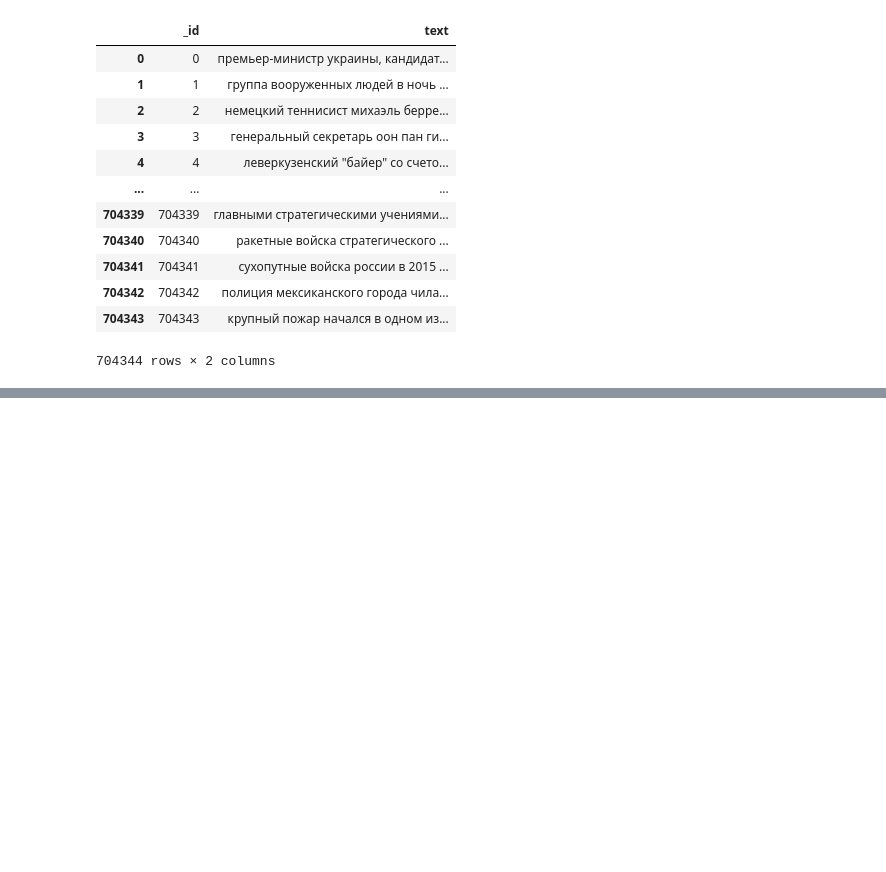
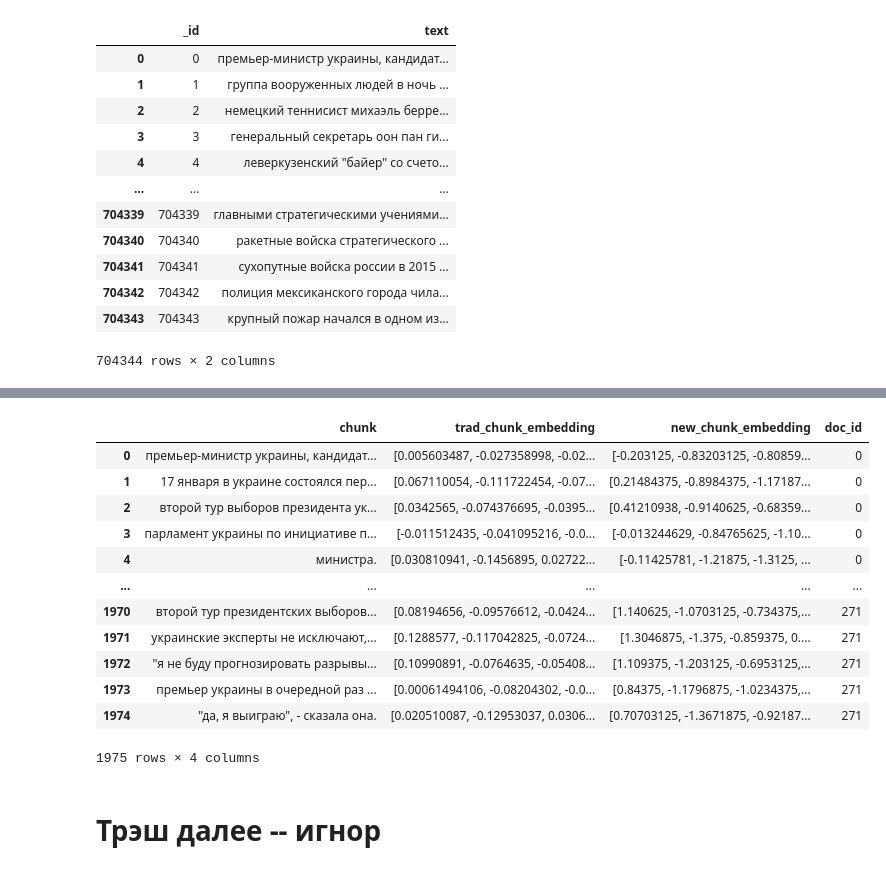
Before and after one commit to NikolaySus/late-chunking-ru, a Jupyter notebook: examples.ipynb, the cells around one changed output, grey strips where cells are left out. Saved outputs shown, nothing was run; the diff lists cells and outputs as text; code cells hidden in the pictures; blank space fills up the shorter version.

```diff
--- a/examples.ipynb
+++ b/examples.ipynb
@@ -111,3 +195,27 @@ def do_ch_emb(calc_chunk):
+# %%
+unpickled_chunks0 = pd.read_pickle(basePath + "\\ai-forever-ria-news-retrieval\\chunks_embedded_0.pkl")
+# %%
+unpickled_chunks1 = pd.read_pickle(basePath + "\\ai-forever-ria-news-retrieval\\chunks_embedded_1.pkl")
+# %%
+unpickled_chunks = pd.concat([unpickled_chunks0, unpickled_chunks1], ignore_index=True)
+# %%
+unpickled_chunks
+# %% [output]
+|  | chunk | trad_chunk_embedding | new_chunk_embedding | doc_id |
+| 0 | премьер-министр украины, кандидат... | [0.005603487, -0.027358998, -0.02... | [-0.203125, -0.83203125, -0.80859... | 0 |
+| 1 | 17 января в украине состоялся пер... | [0.067110054, -0.111722454, -0.07... | [0.21484375, -0.8984375, -1.17187... | 0 |
+| 2 | второй тур выборов президента ук... | [0.0342565, -0.074376695, -0.0395... | [0.41210938, -0.9140625, -0.68359... | 0 |
+| 3 | парламент украины по инициативе п... | [-0.011512435, -0.041095216, -0.0... | [-0.013244629, -0.84765625, -1.10... | 0 |
+| 4 | министра. | [0.030810941, -0.1456895, 0.02722... | [-0.11425781, -1.21875, -1.3125, ... | 0 |
+| ... | ... | ... | ... | ... |
+| 1970 | второй тур президентских выборов... | [0.08194656, -0.09576612, -0.0424... | [1.140625, -1.0703125, -0.734375,... | 271 |
+| 1971 | украинские эксперты не исключают,... | [0.1288577, -0.117042825, -0.0724... | [1.3046875, -1.375, -0.859375, 0.... | 271 |
+| 1972 | "я не буду прогнозировать разрывы... | [0.10990891, -0.0764635, -0.05408... | [1.109375, -1.203125, -0.6953125,... | 271 |
+| 1973 | премьер украины в очередной раз ... | [0.00061494106, -0.08204302, -0.0... | [0.84375, -1.1796875, -1.0234375,... | 271 |
+| 1974 | "да, я выиграю", - сказала она. | [0.020510087, -0.12953037, 0.0306... | [0.70703125, -1.3671875, -0.92187... | 271 |
+1975 rows × 4 columns
+# %% [markdown]
+# Трэш далее -- игнор
 # %%
 from multiprocessing import cpu_count
 from multiprocessing.pool import ThreadPool as Pool
```
Also changed, not shown: parts of 12 cells of this notebook.
